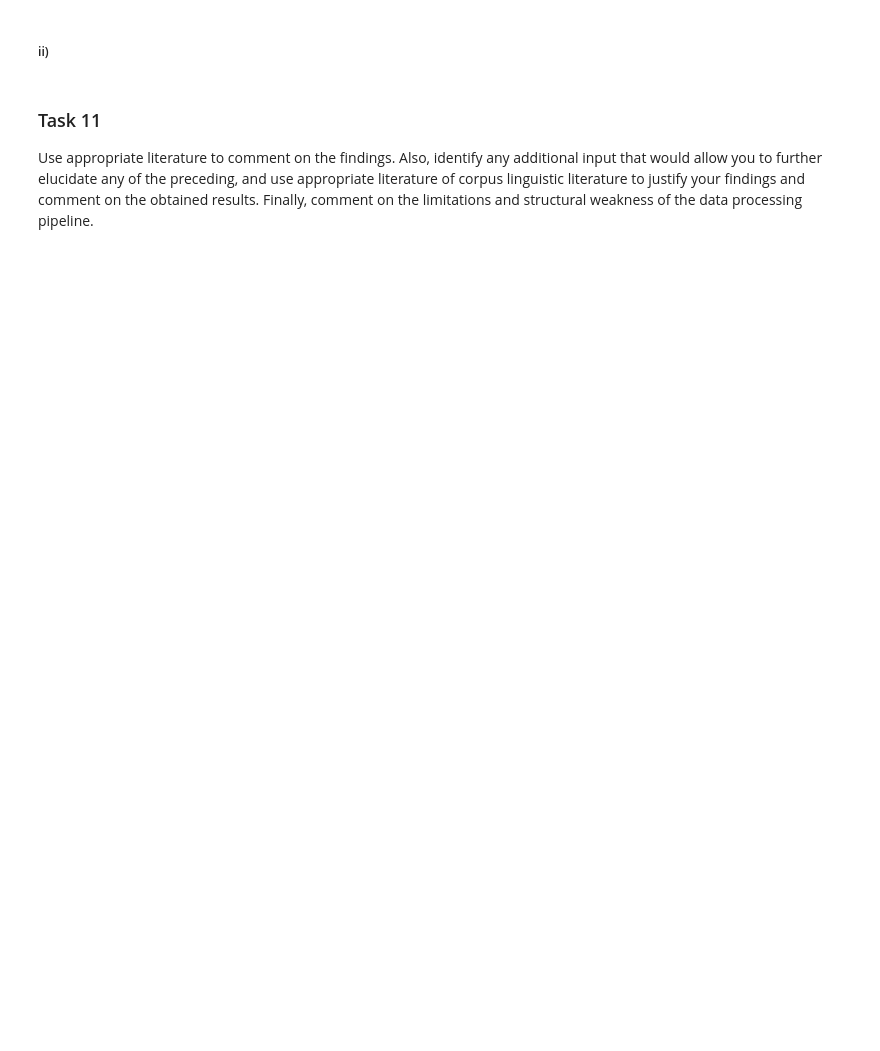
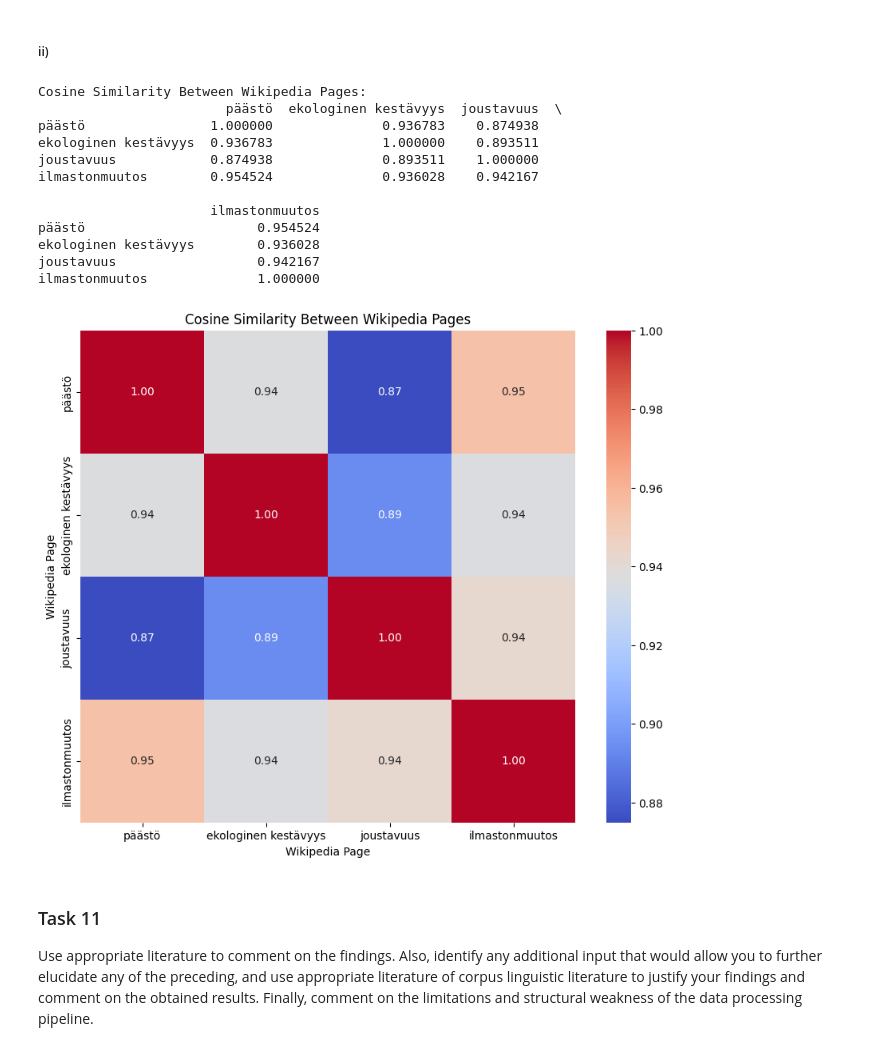
Before and after one commit to yrkky/NLP-Course-Project, a Jupyter notebook: project.ipynb, the cells around one changed output. Saved outputs shown, nothing was run; the diff lists cells and outputs as text; code cells hidden in the pictures; blank space fills up the shorter version.

```diff
--- a/project.ipynb
+++ b/project.ipynb
@@ -1244,3 +1330,45 @@ for title in terms:
+# %%
+terms_list = list(terms)
+# Calculate the cosine similarity between the pages and print the results in a matrix
+page_similarity_matrix = np.zeros((len(terms_list), len(terms_list)))
+for i, page_title_1 in enumerate(terms_list):
+    for j, page_title_2 in enumerate(terms_list):
+        similarity = cosine_similarity_between_pages(
+            page_title_1, page_title_2, word2vec_fi_model, finnish_stopwords
+        )
+        page_similarity_matrix[i, j] = similarity
+
+#Provide the result in a table
+page_similarity_df = pd.DataFrame(
+    page_similarity_matrix,
+    index=terms_list,
+    columns=terms_list,
+)
+
+print("\nCosine Similarity Between Wikipedia Pages:")
+print(page_similarity_df)
+
+# print results in a graph
+plt.figure(figsize=(10, 8))
+sns.heatmap(page_similarity_df, annot=True, cmap="coolwarm", fmt=".2f")
+plt.title("Cosine Similarity Between Wikipedia Pages")
+plt.xlabel("Wikipedia Page")
+plt.ylabel("Wikipedia Page")
+plt.show()
+# %% [output]
+Cosine Similarity Between Wikipedia Pages:
+                        päästö  ekologinen kestävyys  joustavuus  \
+päästö                1.000000              0.936783    0.874938
+ekologinen kestävyys  0.936783              1.000000    0.893511
+joustavuus            0.874938              0.893511    1.000000
+ilmastonmuutos        0.954524              0.936028    0.942167
+
+                      ilmastonmuutos
+päästö                      0.954524
+ekologinen kestävyys        0.936028
+joustavuus                  0.942167
+ilmastonmuutos              1.000000
+[figure, added]
 # %% [markdown]
 ### Task 11
 
```
Also changed, not shown: parts of 6 cells of this notebook.
